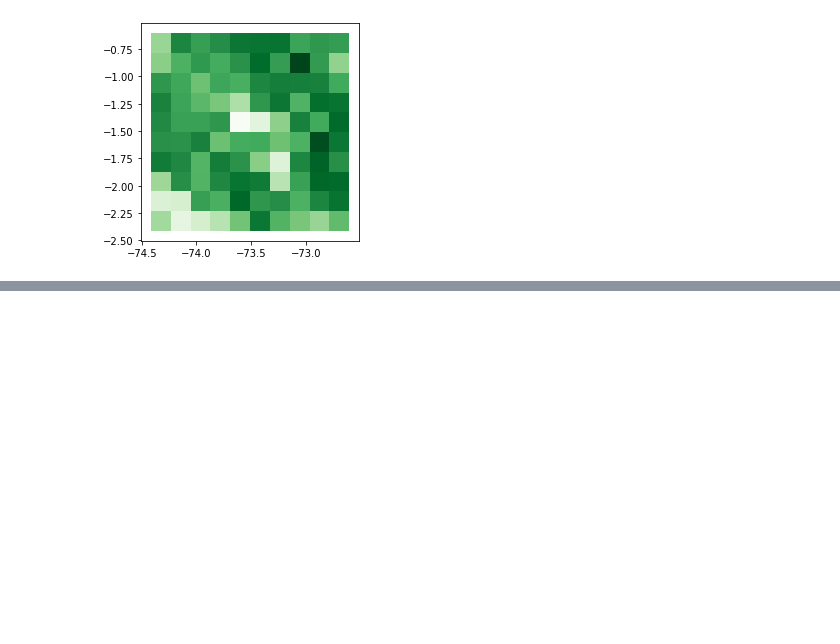
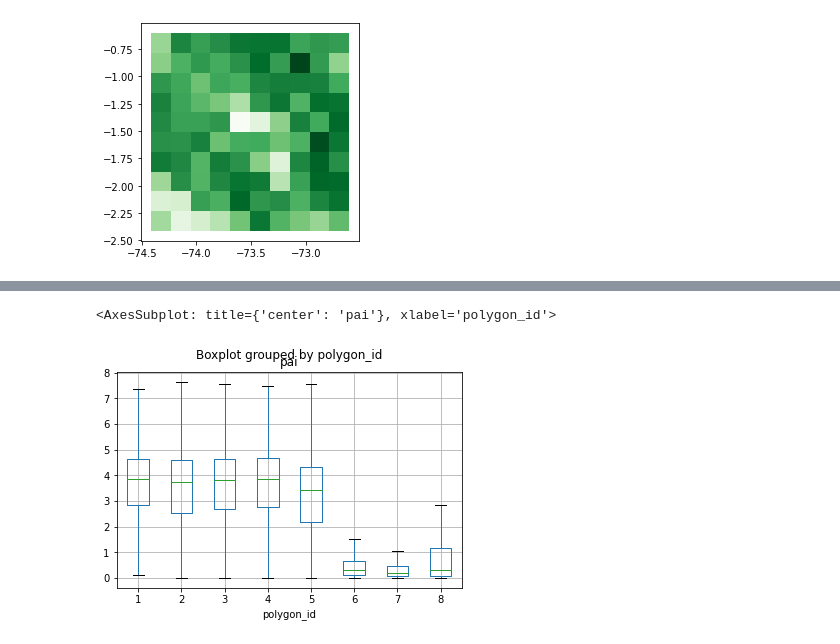
Before and after one commit to 4C-Guided-Team-Challenge/drought-with-gedi, a Jupyter notebook: notebooks/exploratory/EcosystemClustering.ipynb, the cells around one changed output, grey strips where cells are left out. Drawn from its saved outputs; the diff is of its cells as text; code cells hidden in the pictures; blank space fills up the shorter version.

```diff
--- a/notebooks/exploratory/EcosystemClustering.ipynb
+++ b/notebooks/exploratory/EcosystemClustering.ipynb
@@ -198 +320,6 @@ grid_3
+# %%
+gedi_csv.boxplot(column="pai",by="polygon_id",showfliers=False)
+# %% [output]
+<AxesSubplot: title={'center': 'pai'}, xlabel='polygon_id'>
+[figure, added]
 # %%
```
Also changed, not shown: parts of 27 cells of this notebook.
